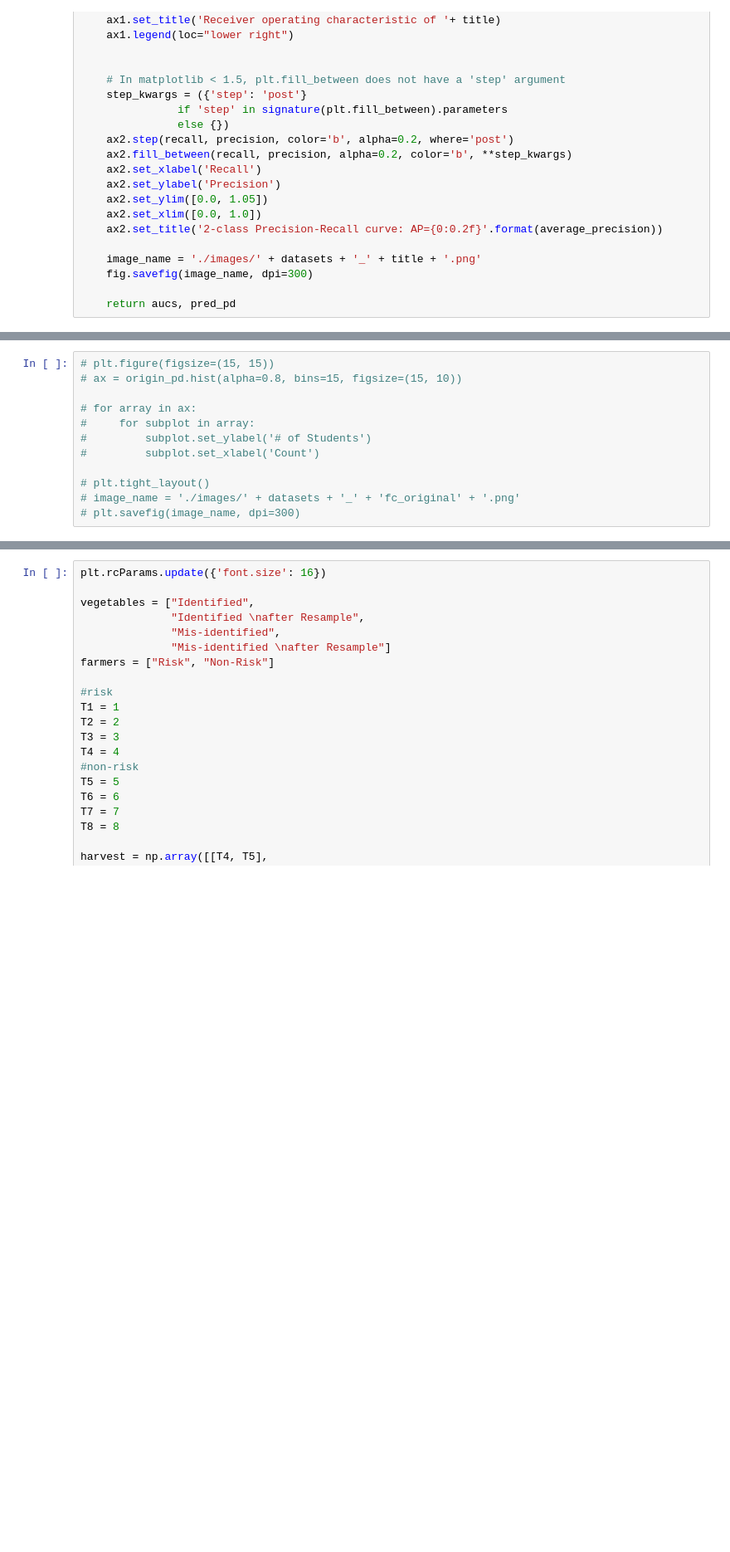
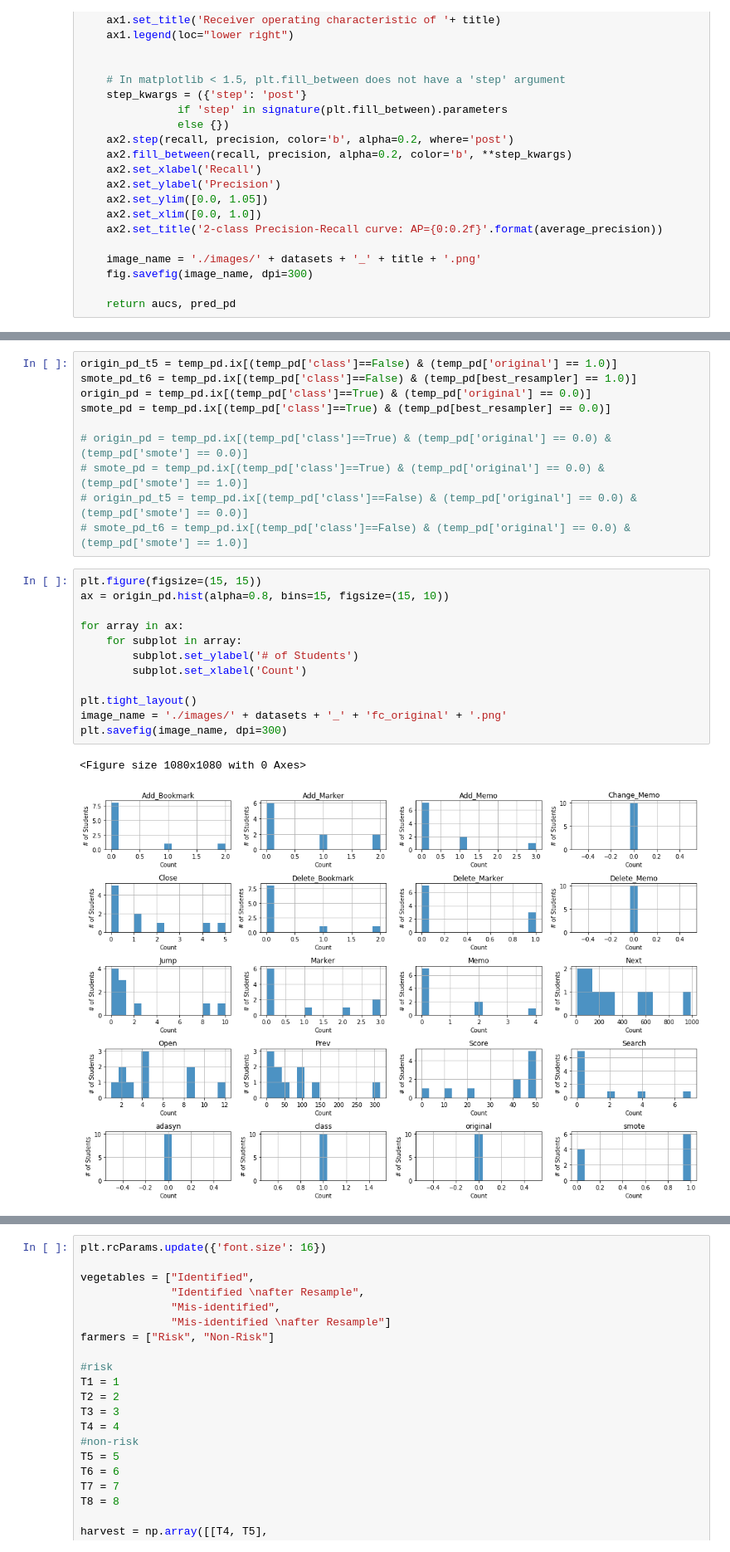
Before and after one commit to owen198/kslab, a Jupyter notebook: ds_comparision/ROC Curve - KU1.ipynb, the cells around one changed output, grey strips where cells are left out. Shown: that part at 83% size. Cells and saved outputs as stored; diff of their text form; blank space fills up the shorter version.

```diff
--- a/ds_comparision/ROC Curve - KU1.ipynb
+++ b/ds_comparision/ROC Curve - KU1.ipynb
@@ -293,13 +277,26 @@ temp_pd['adasyn'] = pred_pd_ada
+# %%
+origin_pd_t5 = temp_pd.ix[(temp_pd['class']==False) & (temp_pd['original'] == 1.0)]
+smote_pd_t6 = temp_pd.ix[(temp_pd['class']==False) & (temp_pd[best_resampler] == 1.0)]
+origin_pd = temp_pd.ix[(temp_pd['class']==True) & (temp_pd['original'] == 0.0)]
+smote_pd = temp_pd.ix[(temp_pd['class']==True) & (temp_pd[best_resampler] == 0.0)]
+
+# origin_pd = temp_pd.ix[(temp_pd['class']==True) & (temp_pd['original'] == 0.0) & (temp_pd['smote'] == 0.0)]
+# smote_pd = temp_pd.ix[(temp_pd['class']==True) & (temp_pd['original'] == 0.0) & (temp_pd['smote'] == 1.0)]
+# origin_pd_t5 = temp_pd.ix[(temp_pd['class']==False) & (temp_pd['original'] == 0.0) & (temp_pd['smote'] == 0.0)]
+# smote_pd_t6 = temp_pd.ix[(temp_pd['class']==False) & (temp_pd['original'] == 0.0) & (temp_pd['smote'] == 1.0)]
 # %%
-# plt.figure(figsize=(15, 15))
-# ax = origin_pd.hist(alpha=0.8, bins=15, figsize=(15, 10))
+plt.figure(figsize=(15, 15))
+ax = origin_pd.hist(alpha=0.8, bins=15, figsize=(15, 10))
 
-# for array in ax:
-#     for subplot in array:
-#         subplot.set_ylabel('# of Students')
-#         subplot.set_xlabel('Count')
+for array in ax:
+    for subplot in array:
+        subplot.set_ylabel('# of Students')
+        subplot.set_xlabel('Count')
 
-# plt.tight_layout()
-# image_name = './images/' + datasets + '_' + 'fc_original' + '.png'
-# plt.savefig(image_name, dpi=300)
+plt.tight_layout()
+image_name = './images/' + datasets + '_' + 'fc_original' + '.png'
+plt.savefig(image_name, dpi=300)
+# %% [output]
+<Figure size 1080x1080 with 0 Axes>
+[figure, added]
 # %%
```
Also changed, not shown: parts of 25 cells of this notebook, 48 other files.
